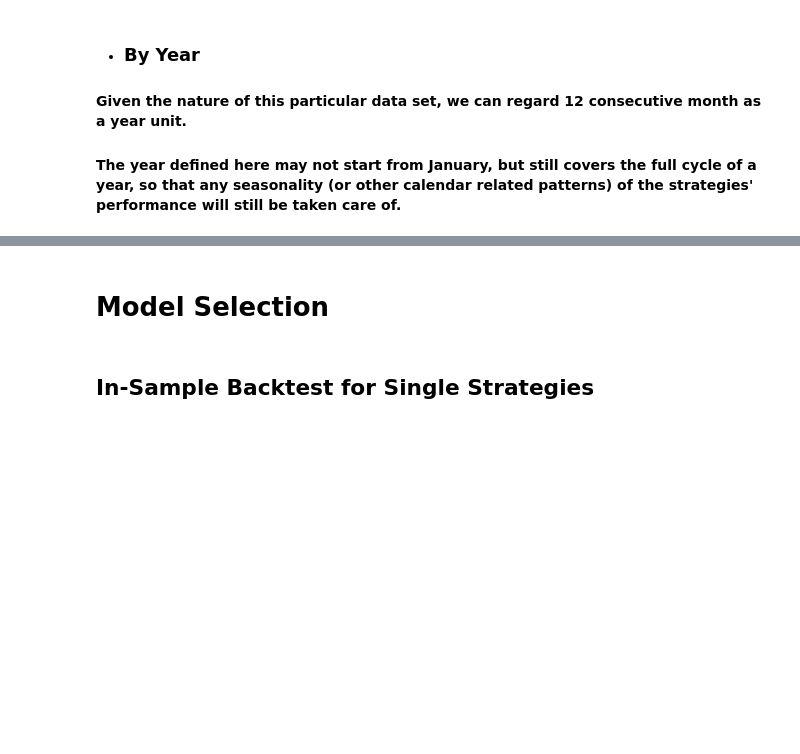
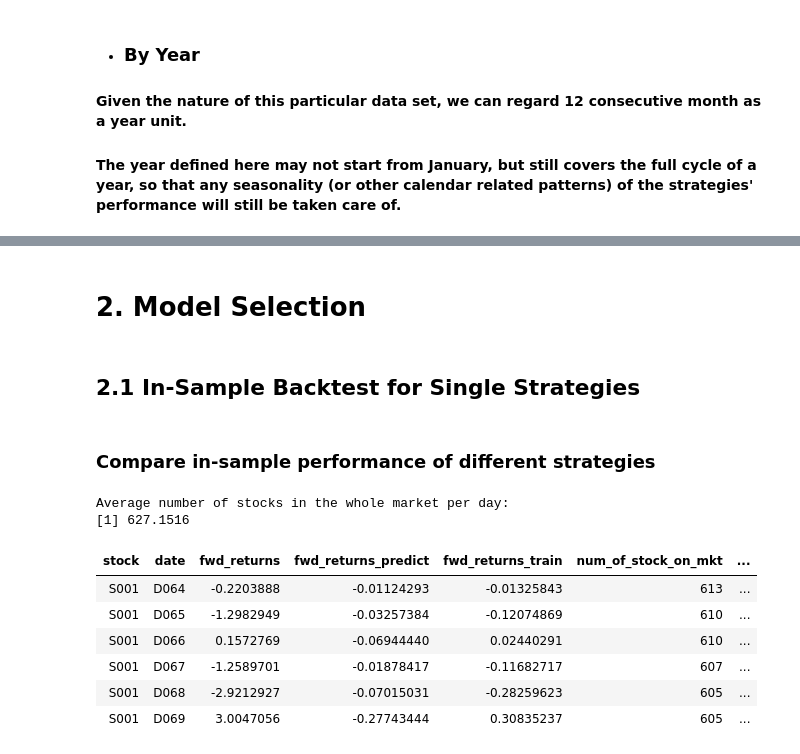
Before and after one commit to potato1996/jyl-repo, a Jupyter notebook: Model_Development.ipynb, the cells around one changed output, grey strips where cells are left out. Drawn from its saved outputs; the diff is of its cells as text; code cells hidden in the pictures; blank space fills up the shorter version.

```diff
--- a/Model_Development.ipynb
+++ b/Model_Development.ipynb
@@ -158,0 +191,6 @@ data_train1 <- data_train[, c(1:3, 8:9, 15:18, 24:26)]
+# %%
+# Manual selection
+data_train1 <- data_train[, c(1:3, 8:9, 15:18, 24:26)]
+summary(lm(fwd_returns ~ ., na.action = na.exclude, data_train1[, c(3:12)]))
+data_train1 <- data_train1[, c(1:5, 7, 10:12)]
+summary(lm(fwd_returns ~ ., na.action = na.exclude, data_train1[, c(3:9)])) # F05, F06, F13, F21, F22, F23 remain to be significant
@@ -171,0 +235,19 @@ head(data_train1)
+# %%
+# Prediction
+lm1 <- lm(fwd_returns ~ ., na.action = na.exclude, data_train1[, c(3:9)])
+
+predict_ret <- function(model, factors, data, org_fwd_ret){
+    predict1 <- predict(model, factors)
+    prediction_data <- data[, c(1:3)]
+    prediction_data[["fwd_returns_predict"]] <- predict1
+    prediction_data[[org_fwd_ret]] <- get(org_fwd_ret)
+    prediction_data <- prediction_data[! is.na(fwd_returns_predict),]
+
+    return (prediction_data)
+}
+
+IS_factors1 <- data_train1[, c(4:9)]
+prediction_data1 <- predict_ret(lm1, IS_factors1, data_train1, "fwd_returns_train")
+head(prediction_data1)
+dim(prediction_data1)
+length(unique(prediction_data1$date))
@@ -180,4 +283,4 @@ head(data_train1)
 # %% [markdown]
-# Model Selection
+# 2. Model Selection
 # %% [markdown]
-## In-Sample Backtest for Single Strategies
+## 2.1  In-Sample Backtest for Single Strategies
@@ -185,0 +287,30 @@ sum(1/n * (1 + fwd_return/100)) - sum(1/n * (1 + fwd_return/100)) ## Long & shor
+# %% [markdown]
+### Compare in-sample performance of different strategies
+# %%
+decide_long_short <- function(prediction_data){
+    prediction_data <- prediction_data[, num_of_stock_on_mkt := .N, by = date]
+    # Avg 627 stock per day, thus we can rank the market by predicted fwd_ret, then long the top 10% and short the bottom 10%
+    cat("Average number of stocks in the whole market per day:\n")
+    print(mean(prediction_data[["num_of_stock_on_mkt"]]))
+    # Rank the whole mkt on each day, the range of ranking is [-0.5, 0.5]
+    prediction_data <- prediction_data[, fwd_return_predict_mkt_rank := rank(fwd_returns_predict, na.last = "keep")/
+                                         max(rank(fwd_returns_predict, na.last = "keep"), na.rm = T) - 0.5, by = date]
+    prediction_data <- prediction_data[, short_or_long := ifelse(fwd_return_predict_mkt_rank >= 0.4, 1,
+                                                                   ifelse(fwd_return_predict_mkt_rank <= -0.4, -1, 0))]
+    return (prediction_data)
+}
+
+prediction_data1 <- decide_long_short(prediction_data1)
+# %% [output]
+Average number of stocks in the whole market per day:
+[1] 627.1516
+# %%
+head(prediction_data1)
+# %% [output]
+| stock | date | fwd_returns | fwd_returns_predict | fwd_returns_train | num_of_stock_on_mkt | ... |
+| S001 | D064 | -0.2203888 | -0.01124293 | -0.01325843 | 613 | ... |
+| S001 | D065 | -1.2982949 | -0.03257384 | -0.12074869 | 610 | ... |
+| S001 | D066 | 0.1572769 | -0.06944440 | 0.02440291 | 610 | ... |
+| S001 | D067 | -1.2589701 | -0.01878417 | -0.11682717 | 607 | ... |
+| S001 | D068 | -2.9212927 | -0.07015031 | -0.28259623 | 605 | ... |
+| S001 | D069 | 3.0047056 | -0.27743444 | 0.30835237 | 605 | ... |
```
Also changed, not shown: parts of 32 cells of this notebook, 2 other files.
